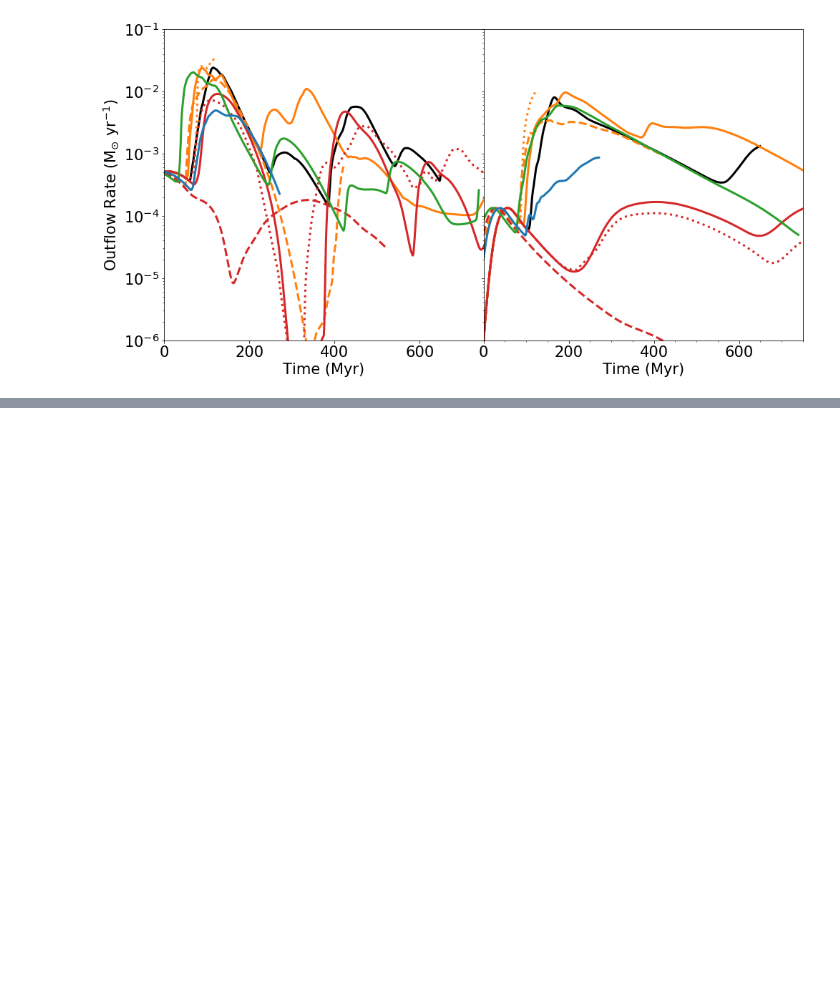
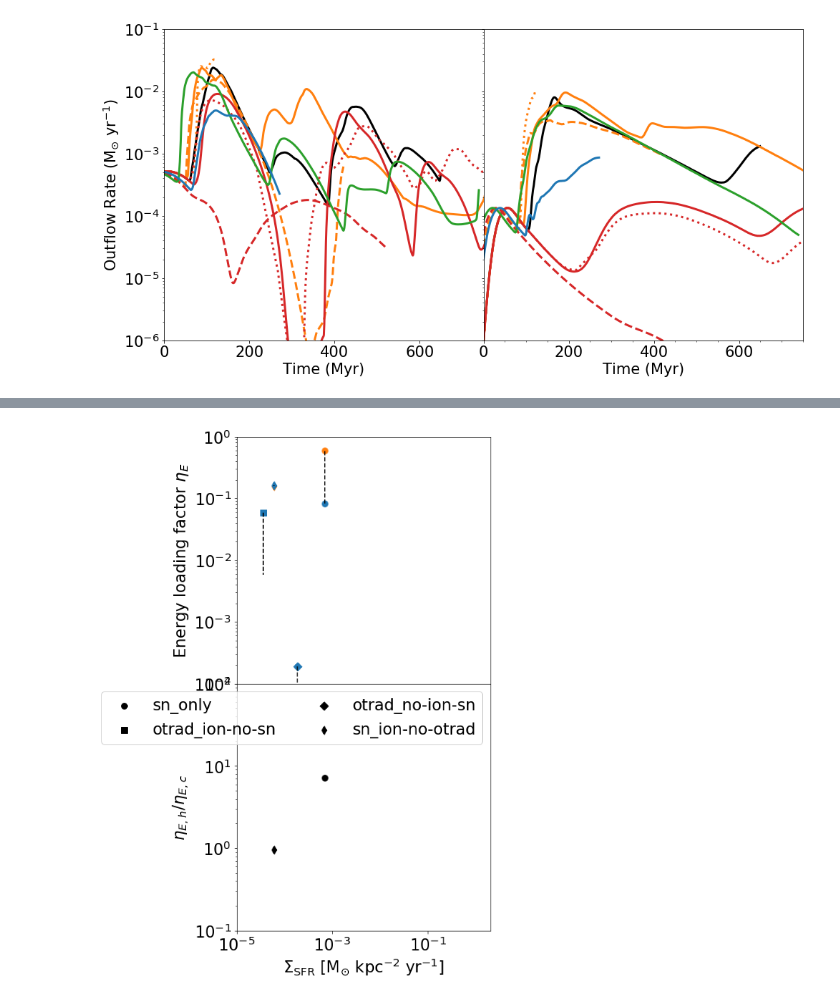
Before and after one commit to aemerick/galaxy_analysis, a Jupyter notebook: notebooks/physics_analysis.ipynb, the cells around one changed output, grey strips where cells are left out. Saved outputs shown, nothing was run; the diff lists cells and outputs as text; code cells hidden in the pictures; blank space fills up the shorter version.

Commit message:
Updates for mass metal and energy loading

```diff
--- a/notebooks/physics_analysis.ipynb
+++ b/notebooks/physics_analysis.ipynb
@@ -1065,0 +1072,77 @@ array([0.0005117 , 0.00051338, 0.00051484, 0.00051607, 0.00051722,
+# %%
+#
+#
+#
+# Li + style loading tables
+#
+#
+fsize = 21
+rc('text',usetex=False)
+rc('font',size=fsize)
+
+
+
+psize = 60
+markers = {'sn_only' : 'o',
+           'otrad_ion-no-sn' : 's',
+           'otrad_no-ion-sn' : 'D',
+            'sn_ion-no-otrad' : 'd'}
+
+fig, ax = plt.subplots(2,1,sharex=True)
+fig.set_size_inches(6,12)
+fig.subplots_adjust(hspace=0)
+
+for run in all_data.keys():
+    if all_data[run].loading_table_values is None:
+        continue
+
+    ax[0].scatter( all_data[run].loading_table_values['Sigma_sfr'],
+                   all_data[run].loading_table_values['Eta_E_hot'],
+                   color = 'C1', s = psize, label = run, marker=markers[run])
+    ax[0].scatter( all_data[run].loading_table_values['Sigma_sfr'],
+                   all_data[run].loading_table_values['Eta_E_cold'],
+                   color = 'C0', s = psize, label = run, marker = markers[run])
+
+    yline = [all_data[run].loading_table_values['Eta_E_cold'],
+             all_data[run].loading_table_values['Eta_E_hot']]
+    xline = [ all_data[run].loading_table_values['Sigma_sfr']]*2
+
+    if  yline[1] <= 0.0:
+        yline[1] = 0.1 * yline[0]
+
+        #ax[0].arrow( xline[0], yline[0], dx = 0.0, dy = yline[1] - yline[0],
+        #             head_width= 0.1*xline[0],# transform=ax[0].transAxes,
+        #             head_length=0.1, fc='k', ec='k')
+
+
+
+    #else:
+
+    ax[0].plot( xline,
+                    yline,
+                    lw = 1.5, color = 'black',
+                    ls = '--')
+
+    ax[1].scatter( all_data[run].loading_table_values['Sigma_sfr'],
+                   all_data[run].loading_table_values['Eta_E_hot_cold_ratio'],
+                   color = 'black', s = psize, label = run, marker = markers[run])
+
+    #print(run, all_data[run].loading_table_values['Sigma_sfr'])
+    #print(run, all_data[run].loading_table_values['Eta_E_hot'])
+    #print(run, all_data[run].loading_table_values['Eta_E_cold'])
+
+for a in ax:
+    a.semilogx()
+    a.semilogy()
+    a.set_xlim(1.0E-5,2)
+
+ax[0].set_ylim(1.0E-4,1.0)
+ax[1].set_ylim(0.1,100)
+ax[1].legend(loc='best',ncol = 2)
+ax[0].set_ylabel(r"Energy loading factor $\eta_E$")
+ax[1].set_xlabel(r"$\Sigma_{\rm SFR}$ [M$_{\odot}$ kpc$^{-2}$ yr$^{-1}$]")
+ax[1].set_ylabel(r"$\eta_{E,h} / \eta_{E,c}$")
+#plt.tight_layout()
+fig.savefig("phys_comparison_etaE_hot_cold_SFR.png")
+# %% [output]
+[figure, added]
```
Also changed, not shown: parts of 8 cells of this notebook.
